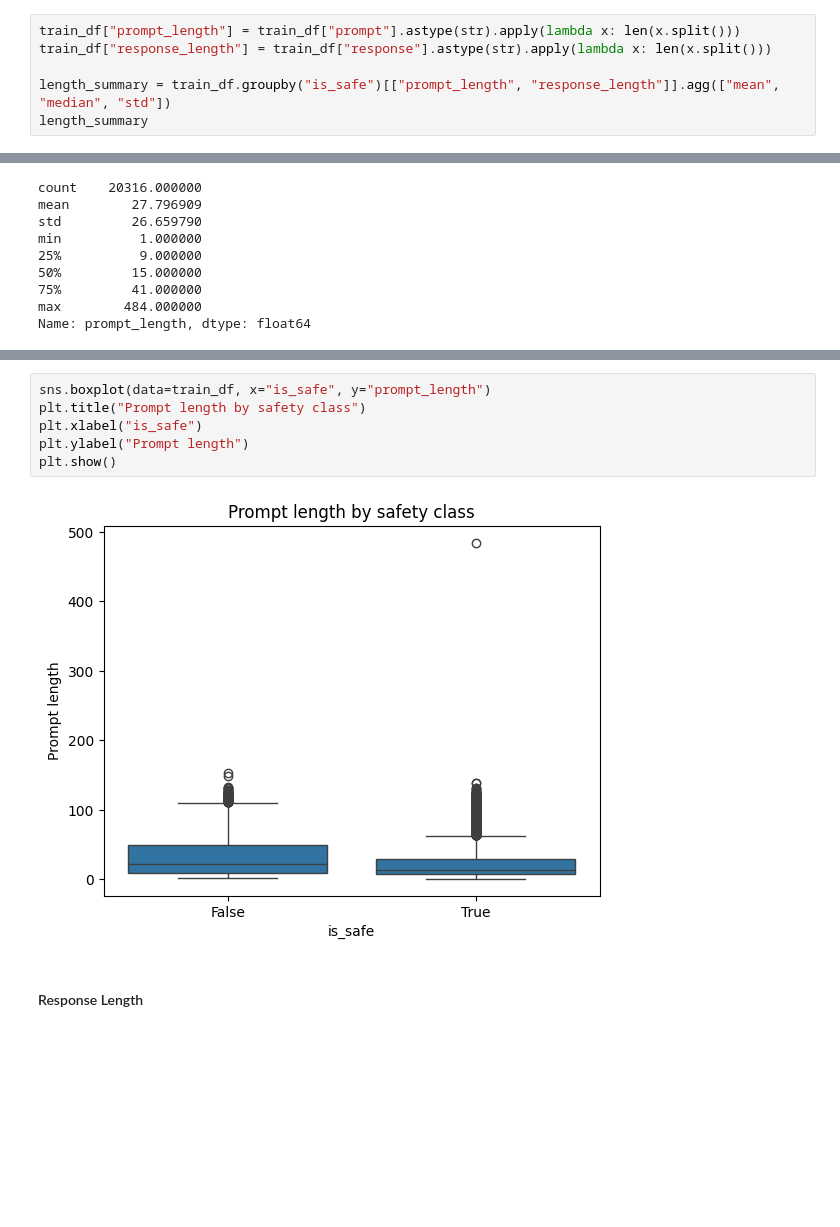
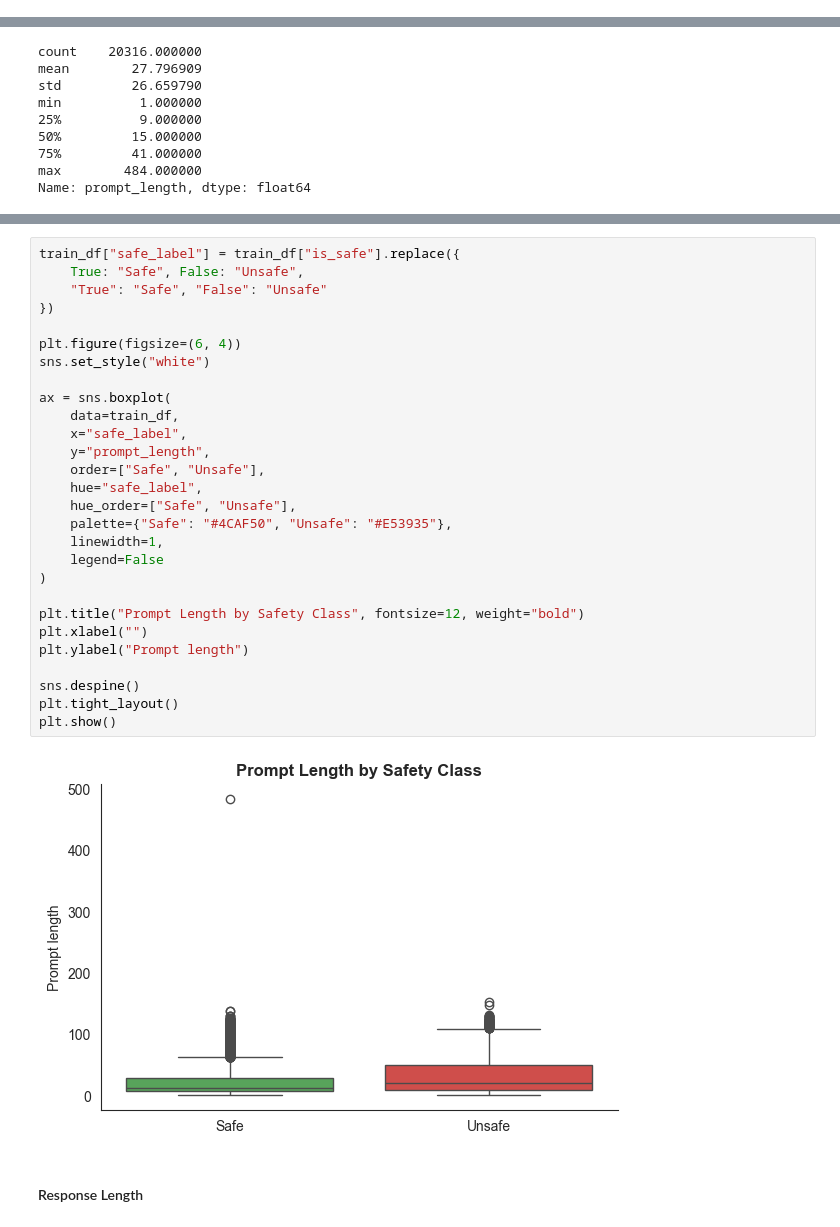
Before and after one commit to carolinapires03/NLP-project1, a Jupyter notebook: notebooks/01.EDA.ipynb, the cells around one changed output, grey strips where cells are left out. Cells and saved outputs as stored; diff of their text form; blank space fills up the shorter version.

```diff
--- a/notebooks/01.EDA.ipynb
+++ b/notebooks/01.EDA.ipynb
@@ -214,9 +334,3 @@ if "is_safe" in test_df.columns:
 ### Text length analysis
 # %% [markdown]
 We analyze the length of prompts and responses to understand whether text size varies across safety labels and languages and how this may affect classification performance.
-# %%
-train_df["prompt_length"] = train_df["prompt"].astype(str).apply(lambda x: len(x.split()))
-train_df["response_length"] = train_df["response"].astype(str).apply(lambda x: len(x.split()))
-
-length_summary = train_df.groupby("is_safe")[["prompt_length", "response_length"]].agg(["mean", "median", "std"])
-length_summary
@@ -280,11 +397,33 @@ plt.show()
 # %%
-sns.boxplot(data=train_df, x="is_safe", y="prompt_length")
-plt.title("Prompt length by safety class")
-plt.xlabel("is_safe")
+train_df["safe_label"] = train_df["is_safe"].replace({
+    True: "Safe", False: "Unsafe",
+    "True": "Safe", "False": "Unsafe"
+})
+
+plt.figure(figsize=(6, 4))
+sns.set_style("white")
+
+ax = sns.boxplot(
+    data=train_df,
+    x="safe_label",
+    y="prompt_length",
+    order=["Safe", "Unsafe"],
+    hue="safe_label",
+    hue_order=["Safe", "Unsafe"],
+    palette={"Safe": "#4CAF50", "Unsafe": "#E53935"},
+    linewidth=1,
+    legend=False
+)
+
+plt.title("Prompt Length by Safety Class", fontsize=12, weight="bold")
+plt.xlabel("")
 plt.ylabel("Prompt length")
+
+sns.despine()
+plt.tight_layout()
 plt.show()
 # %% [output]
-[figure, old version]
+[figure, new version]
 # %% [markdown]
 #### Response Length
 # %%
```
Also changed, not shown: parts of 27 cells of this notebook.
